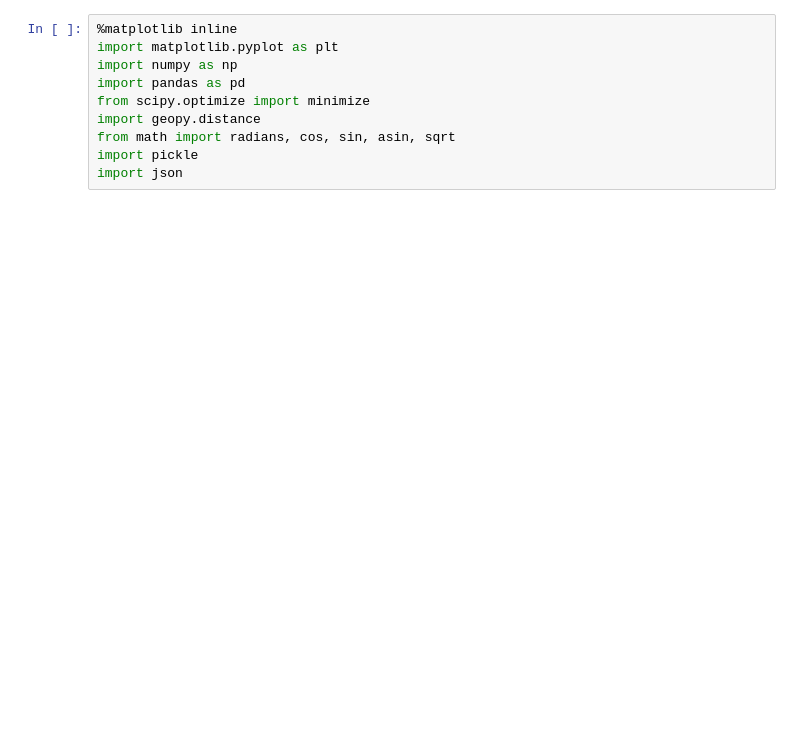
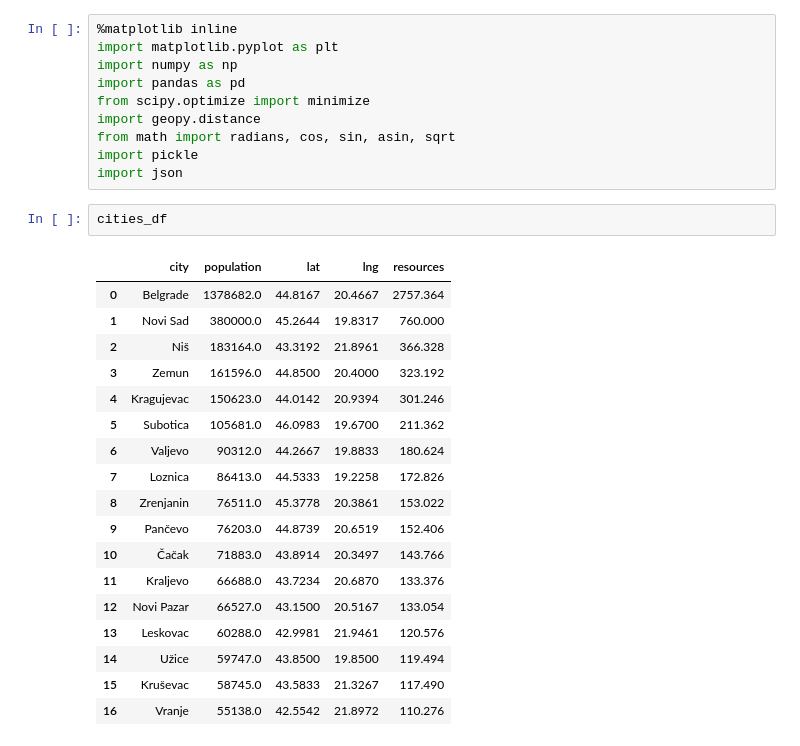
Before and after one commit to Numulix/FONHakaton-2021, a Jupyter notebook: DataCollection/advanced_optimization.ipynb, the cells around one changed output. Saved outputs shown, nothing was run; the diff lists cells and outputs as text; blank space fills up the shorter version.

```diff
--- a/DataCollection/advanced_optimization.ipynb
+++ b/DataCollection/advanced_optimization.ipynb
@@ -8,6 +8,27 @@ import geopy.distance
 from math import radians, cos, sin, asin, sqrt
 import pickle
 import json
+# %%
+cities_df
+# %% [output]
+|  | city | population | lat | lng | resources |
+| 0 | Belgrade | 1378682.0 | 44.8167 | 20.4667 | 2757.364 |
+| 1 | Novi Sad | 380000.0 | 45.2644 | 19.8317 | 760.000 |
+| 2 | Niš | 183164.0 | 43.3192 | 21.8961 | 366.328 |
+| 3 | Zemun | 161596.0 | 44.8500 | 20.4000 | 323.192 |
+| 4 | Kragujevac | 150623.0 | 44.0142 | 20.9394 | 301.246 |
+| 5 | Subotica | 105681.0 | 46.0983 | 19.6700 | 211.362 |
+| 6 | Valjevo | 90312.0 | 44.2667 | 19.8833 | 180.624 |
+| 7 | Loznica | 86413.0 | 44.5333 | 19.2258 | 172.826 |
+| 8 | Zrenjanin | 76511.0 | 45.3778 | 20.3861 | 153.022 |
+| 9 | Pančevo | 76203.0 | 44.8739 | 20.6519 | 152.406 |
+| 10 | Čačak | 71883.0 | 43.8914 | 20.3497 | 143.766 |
+| 11 | Kraljevo | 66688.0 | 43.7234 | 20.6870 | 133.376 |
+| 12 | Novi Pazar | 66527.0 | 43.1500 | 20.5167 | 133.054 |
+| 13 | Leskovac | 60288.0 | 42.9981 | 21.9461 | 120.576 |
+| 14 | Užice | 59747.0 | 43.8500 | 19.8500 | 119.494 |
+| 15 | Kruševac | 58745.0 | 43.5833 | 21.3267 | 117.490 |
+| 16 | Vranje | 55138.0 | 42.5542 | 21.8972 | 110.276 |
 # %%
 def preprocess_distances(cities, available_res, path='distances.pkl'):
     dist = np.zeros((n,k))
```
Also changed, not shown: parts of 22 cells of this notebook, 3 other files.
